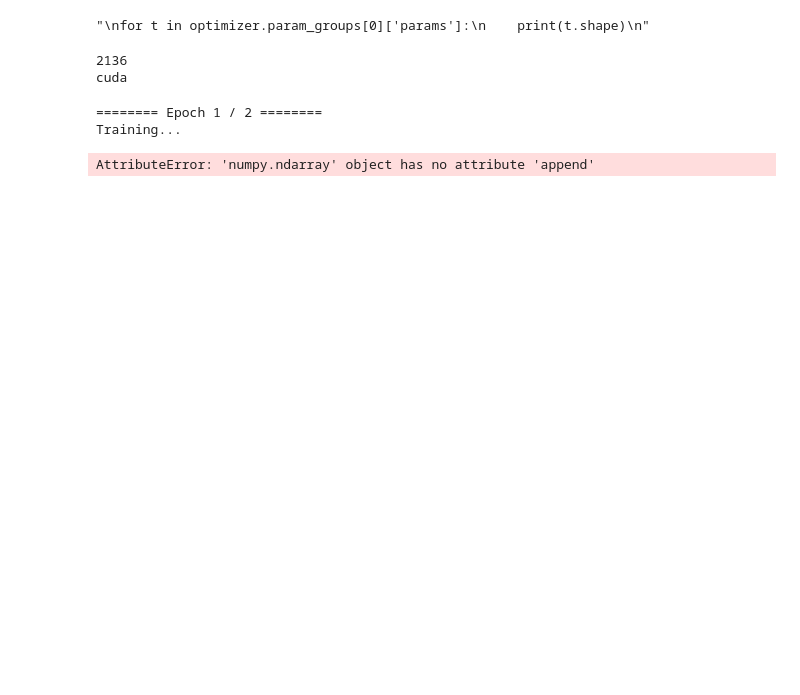
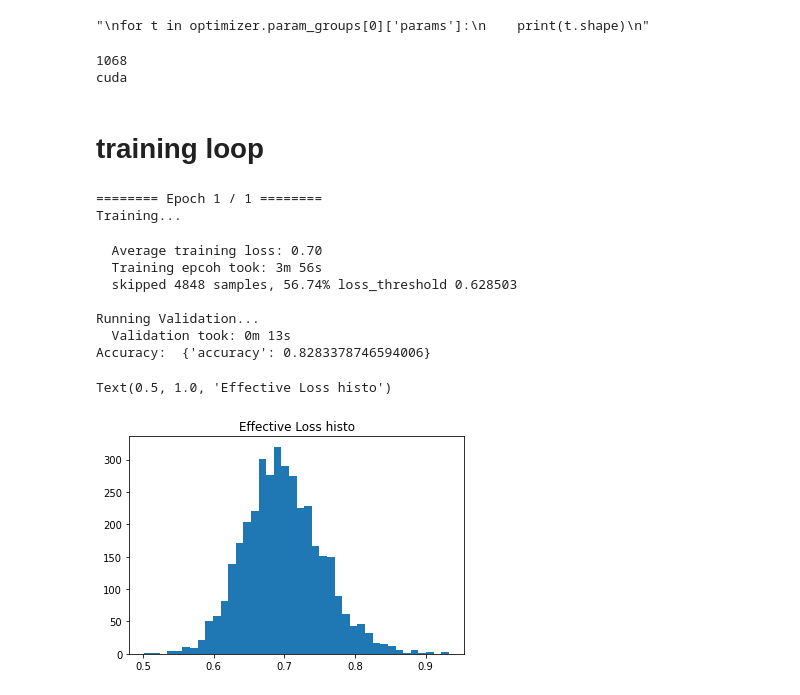
Before and after one commit to fxlin/distilbert-finetune, a Jupyter notebook: distilbert-full4.ipynb, the cells around one changed output. Saved outputs shown, nothing was run; the diff lists cells and outputs as text; code cells hidden in the pictures; blank space fills up the shorter version.

```diff
--- a/distilbert-full4.ipynb
+++ b/distilbert-full4.ipynb
@@ -25,12 +27,12 @@ from torchinfo import summary
 
 # xzl
 config_batch_size = 8
-config_per_sample = False   # otherwise per minibatch
-config_n_window = 100 # mov window avg for cal loss threshold, in num of samples
+config_per_sample = True   # otherwise per minibatch
+config_n_window = config_batch_size * 16 # mov window avg for cal loss threshold, in num of samples
 # %%
 # # load pre-trained
 # #  ... many weights are not init'd... random??
 
-# tokenizer = AutoTokenizer.from_pretrained('distilbert-base-uncased')
-# model = AutoModelForSequenceClassification.from_pretrained('distilbert-base-uncased')
-# metric = load_metric("accuracy")
+tokenizer = AutoTokenizer.from_pretrained('distilbert-base-uncased')
+model = AutoModelForSequenceClassification.from_pretrained('distilbert-base-uncased')
+metric = load_metric("accuracy")
@@ -73,14 +85,12 @@ config_n_window = 100 # mov window avg for cal loss threshold, in num of samples
 # %%
 # Load a trained model and vocabulary that you have fine-tuned
 
-output_dir = './distilbert/model_save/'  # VScode needs this relative path??
+#output_dir = './distilbert/model_save/'  # VScode needs this relative path??
+# output_dir = './model_save/'  # VScode needs this relative path??
 
-model = AutoModelForSequenceClassification.from_pretrained(output_dir)
-tokenizer = AutoTokenizer.from_pretrained(output_dir)
-metric = load_metric("accuracy")
-# Copy the model to the GPU.
-# model.to(device)
-
+# model = AutoModelForSequenceClassification.from_pretrained(output_dir)
+# tokenizer = AutoTokenizer.from_pretrained(output_dir)
+# metric = load_metric("accuracy")
 
 # freeze transformer layers (TODO: freeze other layers??)
 # for param in model.distilbert.parameters():
@@ -234,7 +247,7 @@ for t in optimizer.param_groups[0]['params']:
 # %%
 from transformers import get_scheduler
 
-num_epochs = 2    # xzl. default:3
+num_epochs = 1    # xzl. default:3
 
 num_training_steps = num_epochs * len(train_dataloader)
 lr_scheduler = get_scheduler(
@@ -254,5 +267,5 @@ print(device)
 
 #summary(model,input_size=(8,512)) # ... type errors??
 # %% [output]
-2136
+1068
 cuda
@@ -298,3 +311,5 @@ staged_batch = {'input_ids':[], 'attention_mask':[], 'labels':[]}
+# %% [markdown]
+# training loop
 # %%
 from tqdm.auto import tqdm
 
@@ -322,7 +337,7 @@ for epoch in range(num_epochs):
     total_loss = 0
     skip_counter = 0
 
-    progress_bar = tqdm(range(len(train_dataloader)))
+    progress_bar = tqdm(range(len(train_dataloader) * config_batch_size))
 
     for step, batch in enumerate(train_dataloader):
         '''
@@ -409,7 +424,8 @@ for epoch in range(num_epochs):
         else: # per minibatch
             loss = outputs.loss
             #loss_history.append(loss.cpu().detach().numpy())
-            np.concatenate((loss_history, loss.cpu().detach().numpy()))
+            # np.concatenate((loss_history, loss.cpu().detach().numpy()))
+            loss_history = np.append(loss_history, loss.item())
 
             #######################################
             # adjust loss threshold ... moving avg
@@ -435,7 +451,7 @@ for epoch in range(num_epochs):
             per_sample_loss = torch.nn.CrossEntropyLoss(reduction='none')(outputs.logits, batch['labels'])  # per example loss
             loss_history_eff = np.concatenate((loss_history_eff, per_sample_loss.cpu().detach().numpy()))
         else:
-            loss_history_eff = np.concatenate(loss_history_eff, loss.item())
+            loss_history_eff = np.append(loss_history_eff, loss.item())
 
         loss.backward()
 
@@ -447,7 +463,7 @@ for epoch in range(num_epochs):
         lr_scheduler.step()
         optimizer.zero_grad()
 
-        progress_bar.update(1)
+        progress_bar.update(config_batch_size)
 
     # Calculate the average loss over the training data.
     #avg_train_loss = total_loss / len(train_dataloader)
@@ -471,35 +487,43 @@ for epoch in range(num_epochs):
     print("Running Validation...")
 
     t0 = time.time()
 
     # Put the model in evaluation mode--the dropout layers behave differently
     # during evaluation.
     model.eval()
 
     # Tracking variables
     eval_loss, eval_accuracy = 0, 0
     nb_eval_steps, nb_eval_examples = 0, 0
 
     for batch in eval_dataloader:
         batch = {k: v.to(device) for k, v in batch.items()}
         with torch.no_grad():
             outputs = model(**batch)
 
         logits = outputs.logits
         predictions = torch.argmax(logits, dim=-1)
         metric.add_batch(predictions=predictions, references=batch["labels"])
 
     print("  Validation took: {:}m {:}s".format(*epoch_time(t0, time.time())))
     print("Accuracy: ", metric.compute())
 
 # print(loss_history)
 %matplotlib inline
 plt.hist(loss_history_eff, bins=40)
 plt.title("Effective Loss histo")
 # %% [output]
-======== Epoch 1 / 2 ========
+======== Epoch 1 / 1 ========
 Training...
-AttributeError: 'numpy.ndarray' object has no attribute 'append'
+  Average training loss: 0.70
+  Training epcoh took: 3m 56s
+  skipped 4848 samples, 56.74% loss_threshold 0.628503
+
+Running Validation...
+  Validation took: 0m 13s
+Accuracy:  {'accuracy': 0.8283378746594006}
+Text(0.5, 1.0, 'Effective Loss histo')
+[figure, added]
 # %%
 plt.title("Effective Loss vs # Sample")
 plt.plot(loss_history_eff, 'ro', markersize=2)
```
Also changed, not shown: parts of 18 cells of this notebook, 1 other file.
